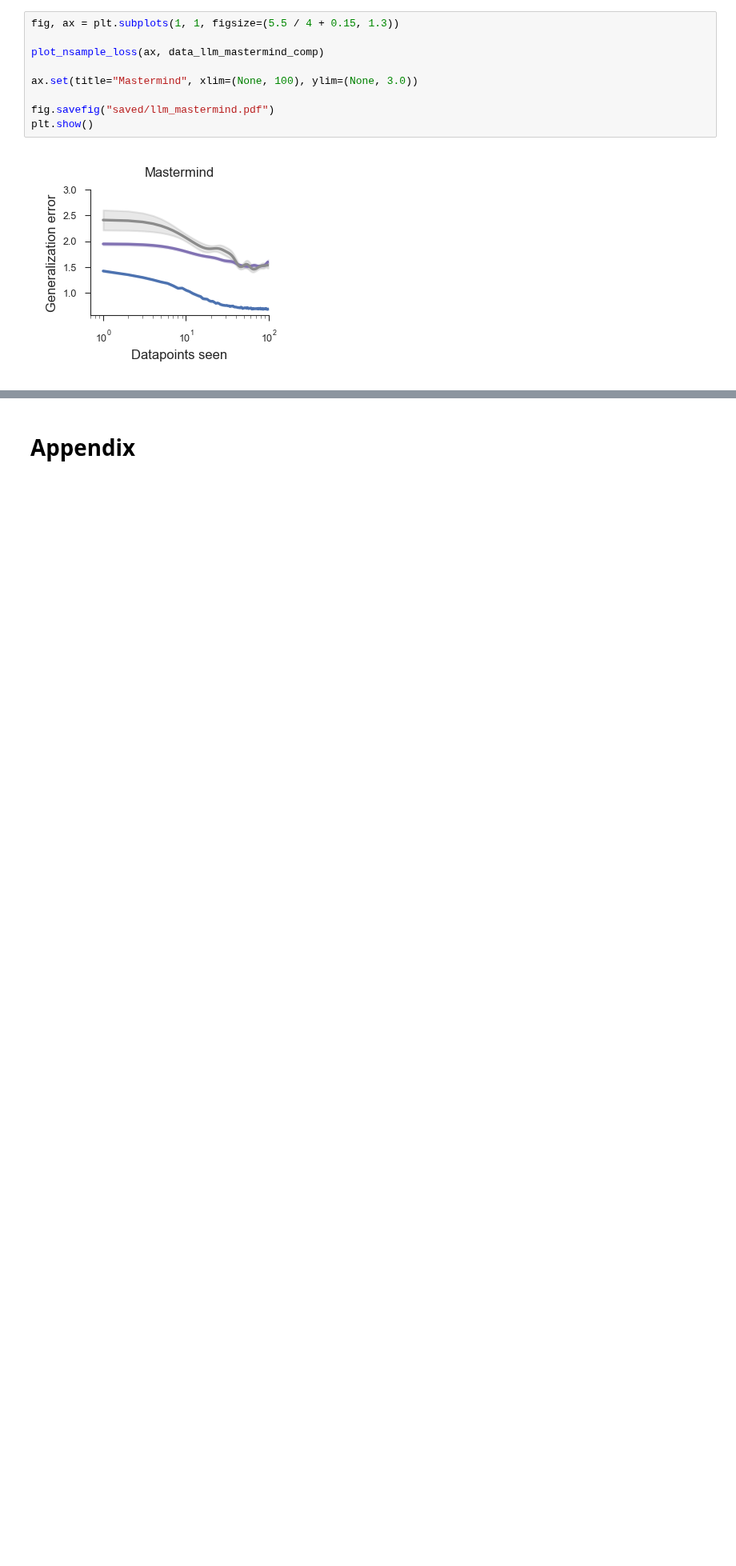
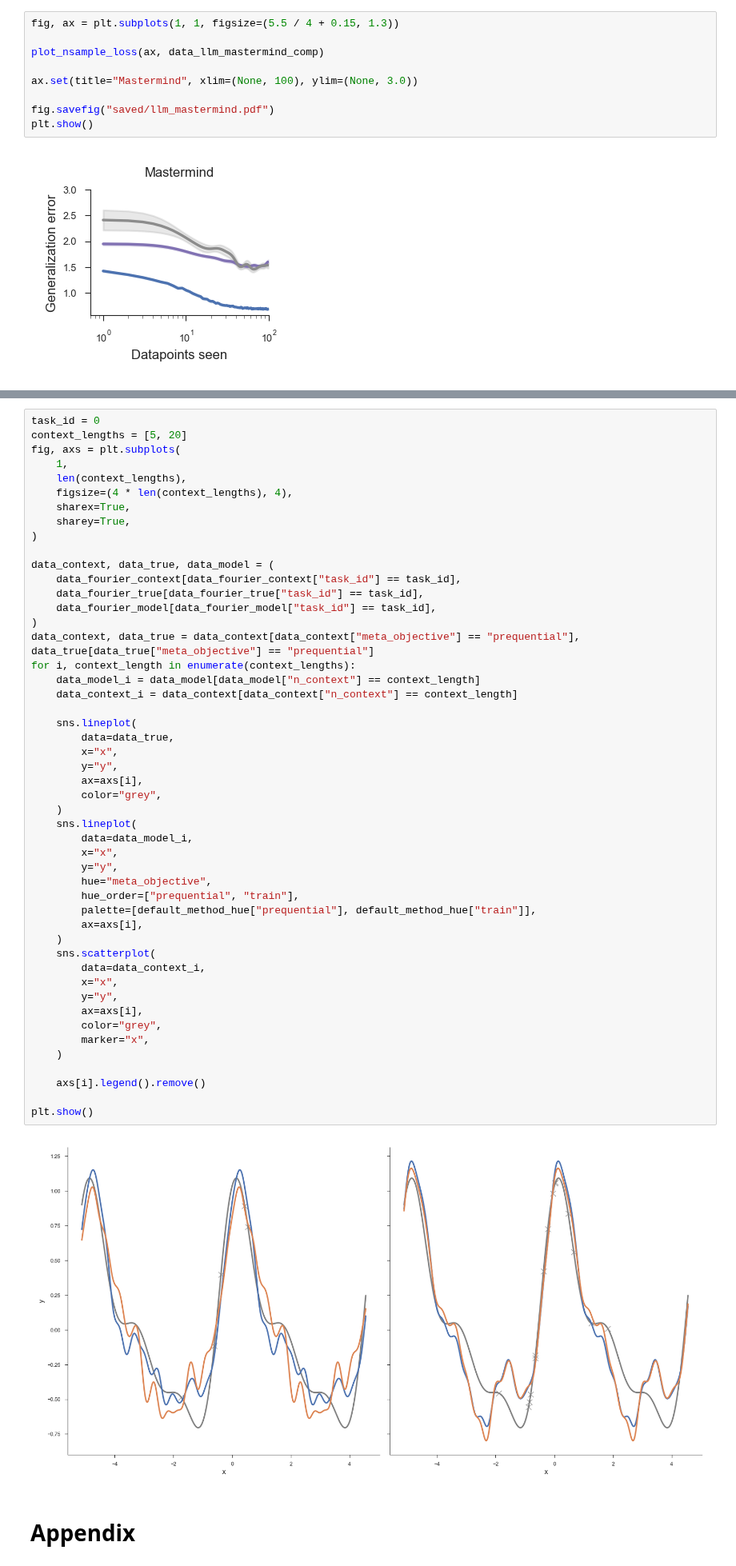
Before and after one commit to 3rdCore/PrequentialCode, a Jupyter notebook: papers/preprint/notebook.ipynb, the cells around one changed output, grey strips where cells are left out. Shown at 80% size. Cells and saved outputs as stored; diff of their text form; blank space fills up the shorter version.

Commit message:
Updated fourier experiment config

```diff
--- a/papers/preprint/notebook.ipynb
+++ b/papers/preprint/notebook.ipynb
@@ -792,3 +968,54 @@ plt.show()
+# %%
+task_id = 0
+context_lengths = [5, 20]
+fig, axs = plt.subplots(
+    1,
+    len(context_lengths),
+    figsize=(4 * len(context_lengths), 4),
+    sharex=True,
+    sharey=True,
+)
+
+data_context, data_true, data_model = (
+    data_fourier_context[data_fourier_context["task_id"] == task_id],
+    data_fourier_true[data_fourier_true["task_id"] == task_id],
+    data_fourier_model[data_fourier_model["task_id"] == task_id],
+)
+data_context, data_true = data_context[data_context["meta_objective"] == "prequential"], data_true[data_true["meta_objective"] == "prequential"]
+for i, context_length in enumerate(context_lengths):
+    data_model_i = data_model[data_model["n_context"] == context_length]
+    data_context_i = data_context[data_context["n_context"] == context_length]
+
+    sns.lineplot(
+        data=data_true,
+        x="x",
+        y="y",
+        ax=axs[i],
+        color="grey",
+    )
+    sns.lineplot(
+        data=data_model_i,
+        x="x",
+        y="y",
+        hue="meta_objective",
+        hue_order=["prequential", "train"],
+        palette=[default_method_hue["prequential"], default_method_hue["train"]],
+        ax=axs[i],
+    )
+    sns.scatterplot(
+        data=data_context_i,
+        x="x",
+        y="y",
+        ax=axs[i],
+        color="grey",
+        marker="x",
+    )
+
+    axs[i].legend().remove()
+
+plt.show()
+# %% [output]
+[figure, added]
 # %% [markdown]
 # Appendix
 # %% [markdown]
```
Also changed, not shown: parts of 5 cells of this notebook, 4 other files.
